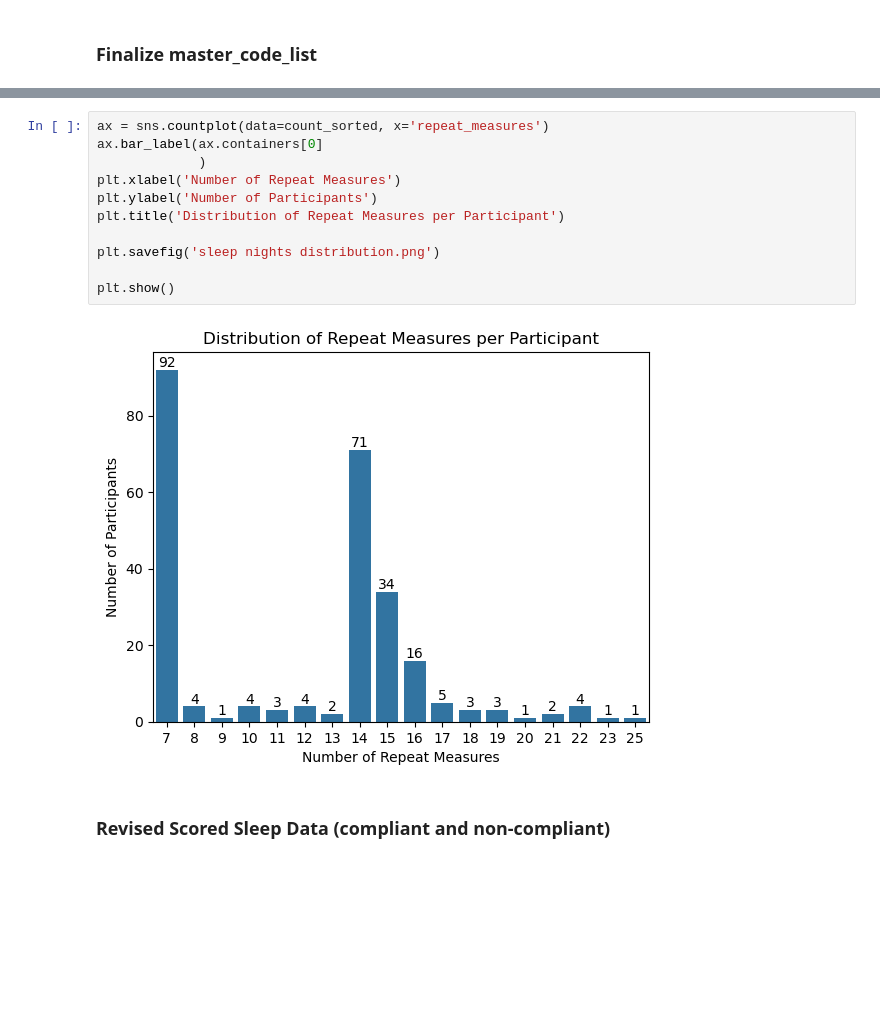
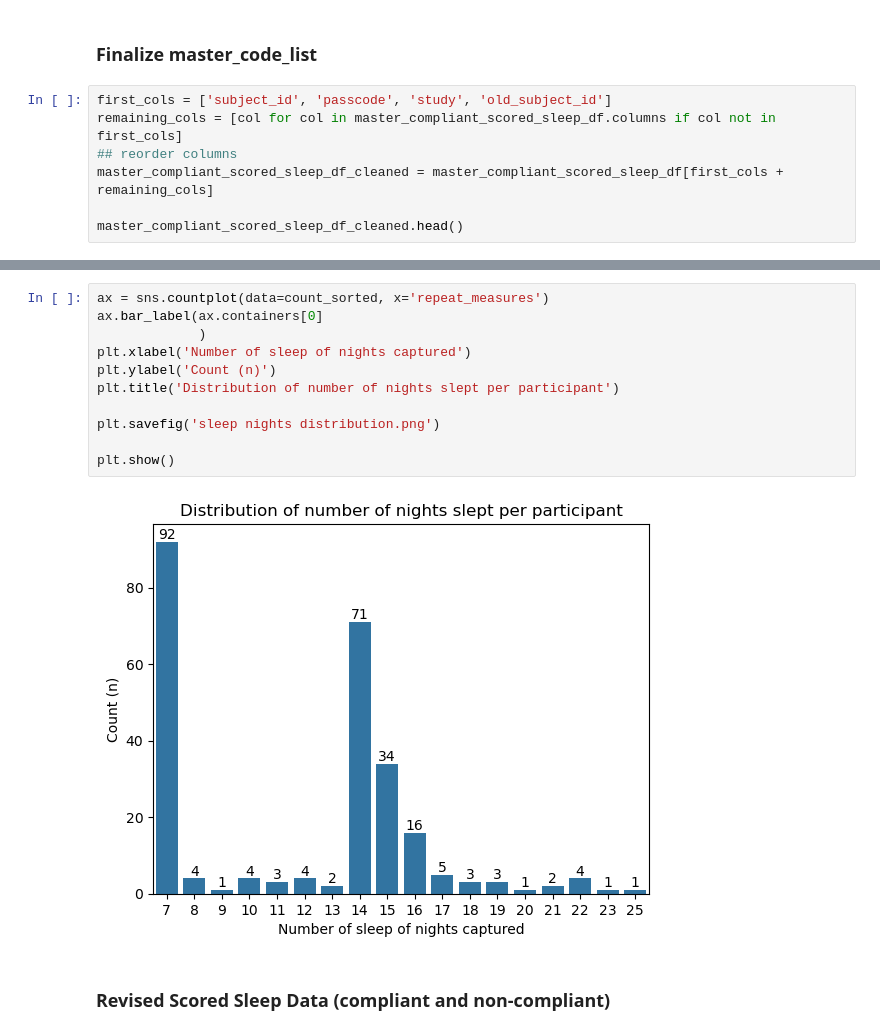
Before and after one commit to Tom-Gooding/Portfolio, a Jupyter notebook: Data_Projects/Rutgers Research/Rutgers_Sleep_Cannabis_Alcohol_study/RUmerging_sleep_actigraphy_data_091026.ipynb, the cells around one changed output, grey strips where cells are left out. Saved outputs shown, nothing was run; the diff lists cells and outputs as text; blank space fills up the shorter version.

```diff
--- a/Data_Projects/Rutgers Research/Rutgers_Sleep_Cannabis_Alcohol_study/RUmerging_sleep_actigraphy_data_091026.ipynb
+++ b/Data_Projects/Rutgers Research/Rutgers_Sleep_Cannabis_Alcohol_study/RUmerging_sleep_actigraphy_data_091026.ipynb
@@ -203,2 +195,9 @@ master_compliant_scored_sleep_df_cleaned.to_excel('master_compliant_scored_sleep
 # %% [markdown]
 ### Finalize master_code_list
+# %%
+first_cols = ['subject_id', 'passcode', 'study', 'old_subject_id']
+remaining_cols = [col for col in master_compliant_scored_sleep_df.columns if col not in first_cols]
+## reorder columns
+master_compliant_scored_sleep_df_cleaned = master_compliant_scored_sleep_df[first_cols + remaining_cols]
+
+master_compliant_scored_sleep_df_cleaned.head()
@@ -299,16 +265,16 @@ count_sorted
 # %%
 ax = sns.countplot(data=count_sorted, x='repeat_measures')
 ax.bar_label(ax.containers[0]
              )
-plt.xlabel('Number of Repeat Measures')
-plt.ylabel('Number of Participants')
-plt.title('Distribution of Repeat Measures per Participant')
+plt.xlabel('Number of sleep of nights captured')
+plt.ylabel('Count (n)')
+plt.title('Distribution of number of nights slept per participant')
 
 plt.savefig('sleep nights distribution.png')
 
 plt.show()
 # %% [output]
-[figure, old version]
+[figure, new version]
 # %% [markdown]
 ### Revised Scored Sleep Data (compliant and non-compliant)
 # %%
```
Also changed, not shown: parts of 76 cells of this notebook.
